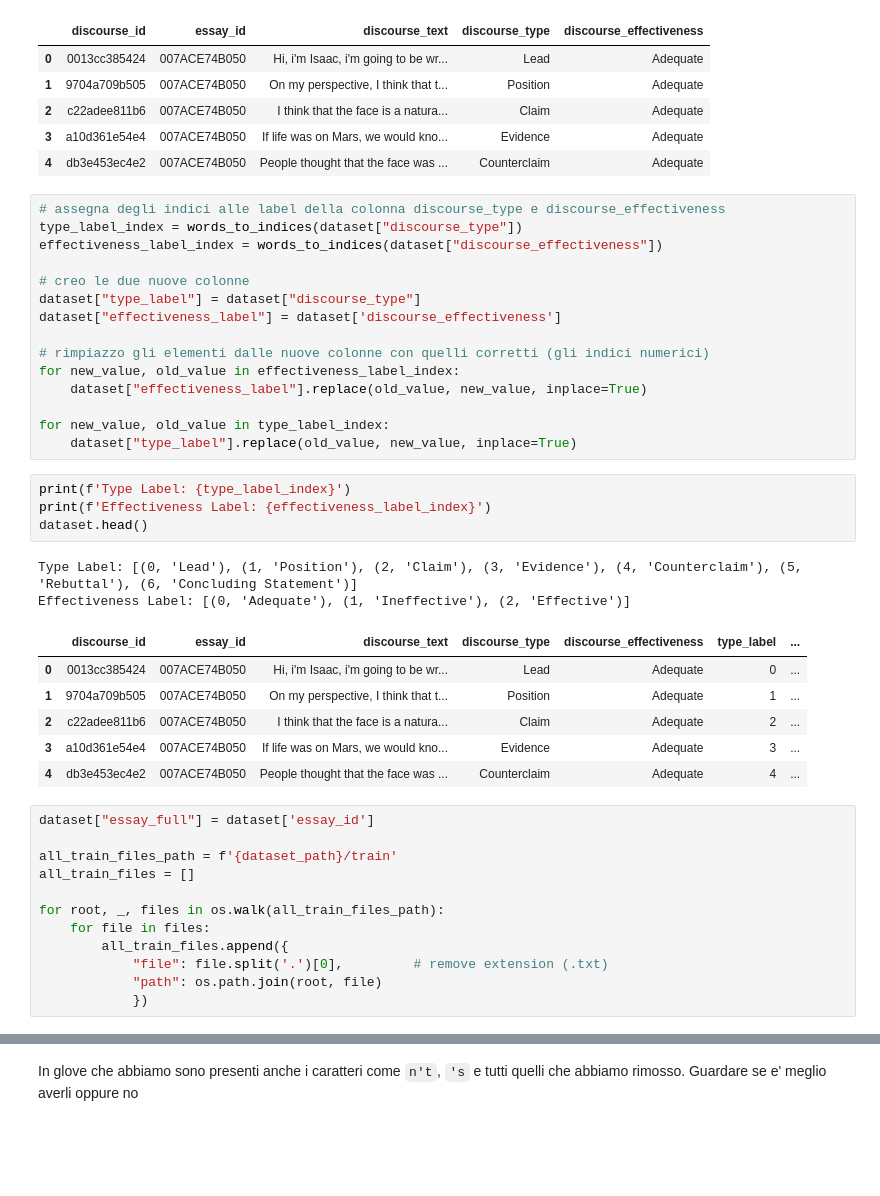
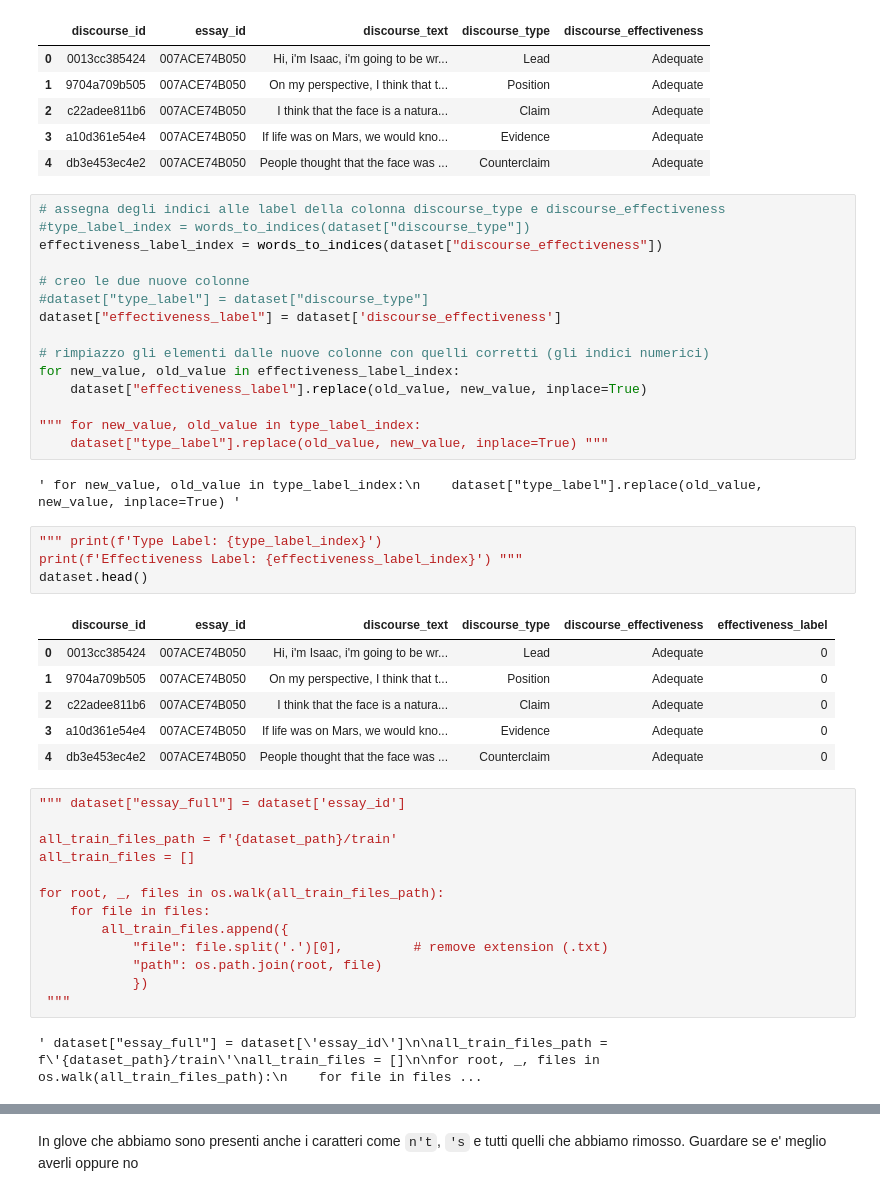
Before and after one commit to Typing-Monkeys/BRUN0-Net, a Jupyter notebook: training/Brun0-Net.ipynb, the cells around one changed output, grey strips where cells are left out. Saved outputs shown, nothing was run; the diff lists cells and outputs as text; blank space fills up the shorter version.

```diff
--- a/training/Brun0-Net.ipynb
+++ b/training/Brun0-Net.ipynb
@@ -104,34 +128,34 @@ dataset.head()
 | 4 | db3e453ec4e2 | 007ACE74B050 | People thought that the face was ... | Counterclaim | Adequate |
 # %%
 # assegna degli indici alle label della colonna discourse_type e discourse_effectiveness
-type_label_index = words_to_indices(dataset["discourse_type"])
+#type_label_index = words_to_indices(dataset["discourse_type"])
 effectiveness_label_index = words_to_indices(dataset["discourse_effectiveness"])
 
 # creo le due nuove colonne
-dataset["type_label"] = dataset["discourse_type"]
+#dataset["type_label"] = dataset["discourse_type"]
 dataset["effectiveness_label"] = dataset['discourse_effectiveness']
 
 # rimpiazzo gli elementi dalle nuove colonne con quelli corretti (gli indici numerici)
 for new_value, old_value in effectiveness_label_index:
     dataset["effectiveness_label"].replace(old_value, new_value, inplace=True)
 
-for new_value, old_value in type_label_index:
-    dataset["type_label"].replace(old_value, new_value, inplace=True)
+""" for new_value, old_value in type_label_index:
+    dataset["type_label"].replace(old_value, new_value, inplace=True) """
+# %% [output]
+' for new_value, old_value in type_label_index:\n    dataset["type_label"].replace(old_value, new_value, inplace=True) '
 # %%
-print(f'Type Label: {type_label_index}')
-print(f'Effectiveness Label: {effectiveness_label_index}')
+""" print(f'Type Label: {type_label_index}')
+print(f'Effectiveness Label: {effectiveness_label_index}') """
 dataset.head()
 # %% [output]
-Type Label: [(0, 'Lead'), (1, 'Position'), (2, 'Claim'), (3, 'Evidence'), (4, 'Counterclaim'), (5, 'Rebuttal'), (6, 'Concluding Statement')]
-Effectiveness Label: [(0, 'Adequate'), (1, 'Ineffective'), (2, 'Effective')]
-|  | discourse_id | essay_id | discourse_text | discourse_type | discourse_effectiveness | type_label | ... |
-| 0 | 0013cc385424 | 007ACE74B050 | Hi, i'm Isaac, i'm going to be wr... | Lead | Adequate | 0 | ... |
-| 1 | 9704a709b505 | 007ACE74B050 | On my perspective, I think that t... | Position | Adequate | 1 | ... |
-| 2 | c22adee811b6 | 007ACE74B050 | I think that the face is a natura... | Claim | Adequate | 2 | ... |
-| 3 | a10d361e54e4 | 007ACE74B050 | If life was on Mars, we would kno... | Evidence | Adequate | 3 | ... |
-| 4 | db3e453ec4e2 | 007ACE74B050 | People thought that the face was ... | Counterclaim | Adequate | 4 | ... |
+|  | discourse_id | essay_id | discourse_text | discourse_type | discourse_effectiveness | effectiveness_label |
+| 0 | 0013cc385424 | 007ACE74B050 | Hi, i'm Isaac, i'm going to be wr... | Lead | Adequate | 0 |
+| 1 | 9704a709b505 | 007ACE74B050 | On my perspective, I think that t... | Position | Adequate | 0 |
+| 2 | c22adee811b6 | 007ACE74B050 | I think that the face is a natura... | Claim | Adequate | 0 |
+| 3 | a10d361e54e4 | 007ACE74B050 | If life was on Mars, we would kno... | Evidence | Adequate | 0 |
+| 4 | db3e453ec4e2 | 007ACE74B050 | People thought that the face was ... | Counterclaim | Adequate | 0 |
 # %%
-dataset["essay_full"] = dataset['essay_id']
+""" dataset["essay_full"] = dataset['essay_id']
 
 all_train_files_path = f'{dataset_path}/train'
 all_train_files = []
@@ -142,4 +166,7 @@ for root, _, files in os.walk(all_train_files_path):
             "file": file.split('.')[0],         # remove extension (.txt)
             "path": os.path.join(root, file)
             })
+ """
+# %% [output]
+' dataset["essay_full"] = dataset[\'essay_id\']\n\nall_train_files_path = f\'{dataset_path}/train\'\nall_train_files = []\n\nfor root, _, files in os.walk(all_train_files_path):\n    for file in files ...
 # %%
```
Also changed, not shown: parts of 48 cells of this notebook, 1 other file.
